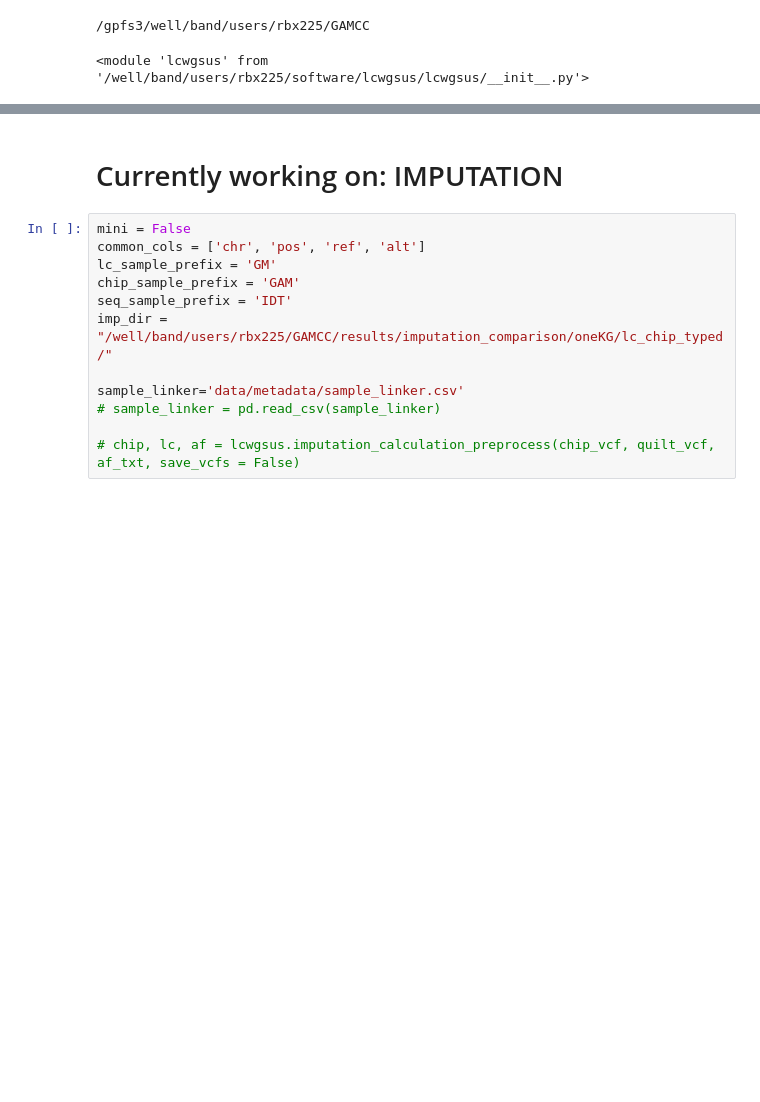
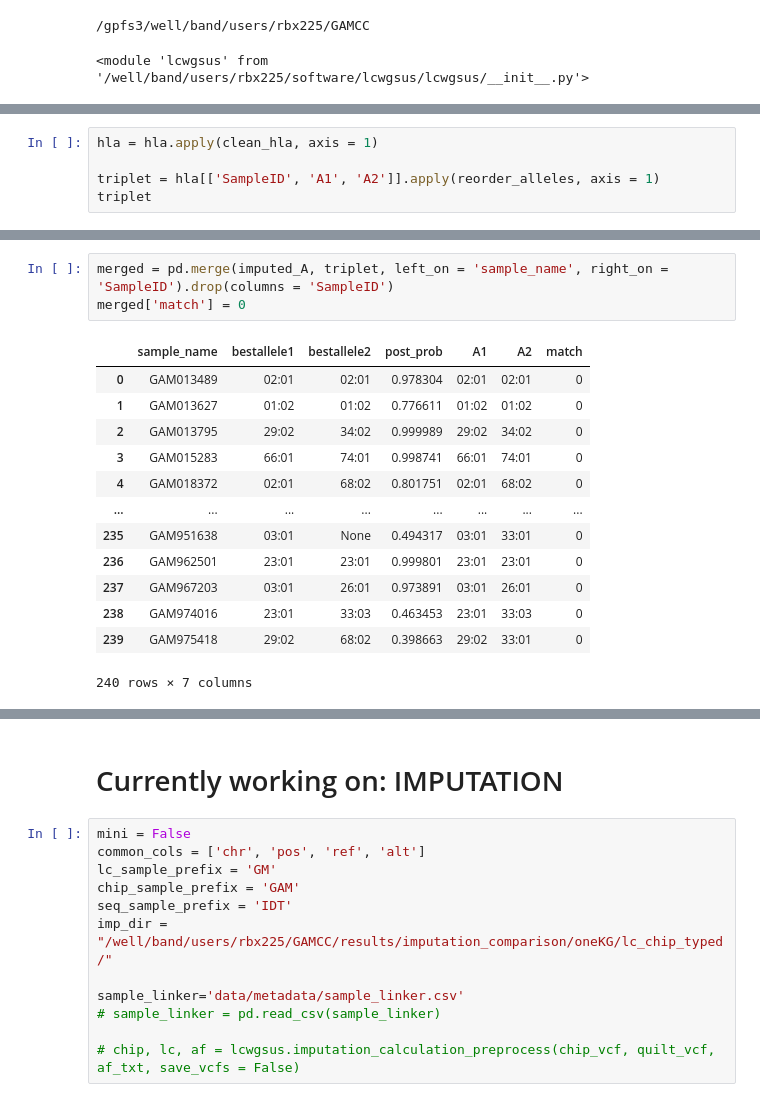
Before and after one commit to Suuuuuuuus/LCWGS_pipeline, a Jupyter notebook: scripts/lcwgs_tmp.ipynb, the cells around one changed output, grey strips where cells are left out. Drawn from its saved outputs; the diff is of its cells as text; blank space fills up the shorter version.

```diff
--- a/scripts/lcwgs_tmp.ipynb
+++ b/scripts/lcwgs_tmp.ipynb
@@ -45,0 +182,5 @@ importlib.reload(lcwgsus)
+# %%
+hla = hla.apply(clean_hla, axis = 1)
+
+triplet = hla[['SampleID', 'A1', 'A2']].apply(reorder_alleles, axis = 1)
+triplet
@@ -45,0 +236,17 @@ importlib.reload(lcwgsus)
+# %%
+merged = pd.merge(imputed_A, triplet, left_on = 'sample_name', right_on = 'SampleID').drop(columns = 'SampleID')
+merged['match'] = 0
+# %% [output]
+|  | sample_name | bestallele1 | bestallele2 | post_prob | A1 | A2 | match |
+| 0 | GAM013489 | 02:01 | 02:01 | 0.978304 | 02:01 | 02:01 | 0 |
+| 1 | GAM013627 | 01:02 | 01:02 | 0.776611 | 01:02 | 01:02 | 0 |
+| 2 | GAM013795 | 29:02 | 34:02 | 0.999989 | 29:02 | 34:02 | 0 |
+| 3 | GAM015283 | 66:01 | 74:01 | 0.998741 | 66:01 | 74:01 | 0 |
+| 4 | GAM018372 | 02:01 | 68:02 | 0.801751 | 02:01 | 68:02 | 0 |
+| ... | ... | ... | ... | ... | ... | ... | ... |
+| 235 | GAM951638 | 03:01 | None | 0.494317 | 03:01 | 33:01 | 0 |
+| 236 | GAM962501 | 23:01 | 23:01 | 0.999801 | 23:01 | 23:01 | 0 |
+| 237 | GAM967203 | 03:01 | 26:01 | 0.973891 | 03:01 | 26:01 | 0 |
+| 238 | GAM974016 | 23:01 | 33:03 | 0.463453 | 23:01 | 33:03 | 0 |
+| 239 | GAM975418 | 29:02 | 68:02 | 0.398663 | 29:02 | 33:01 | 0 |
+240 rows × 7 columns
```
Also changed, not shown: parts of 20 cells of this notebook.
